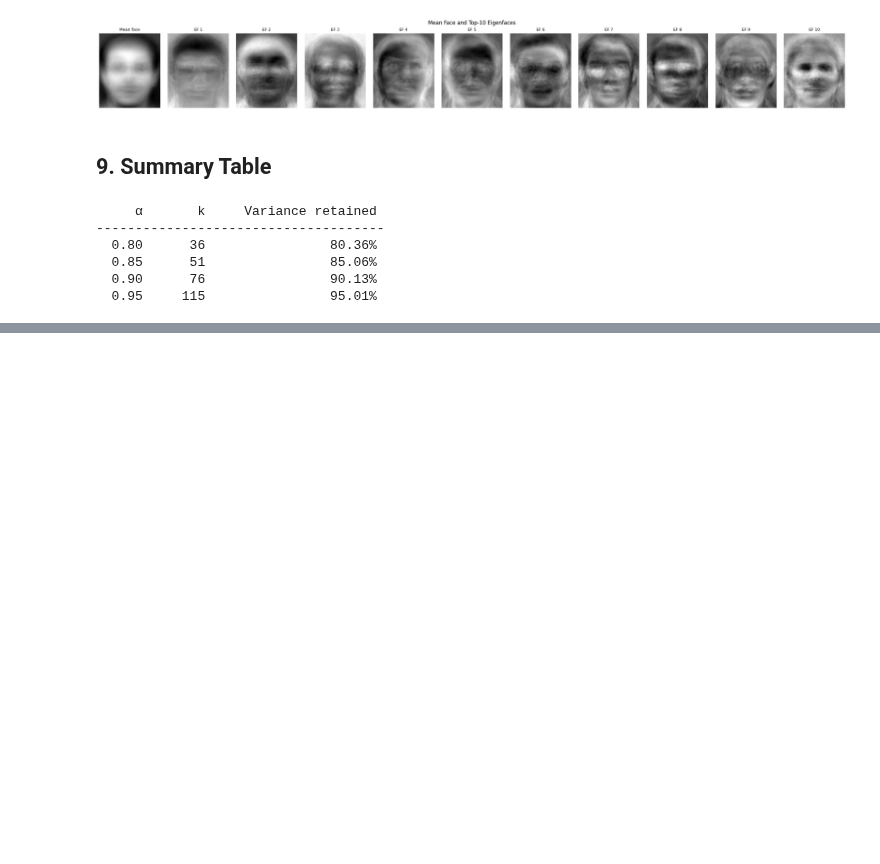
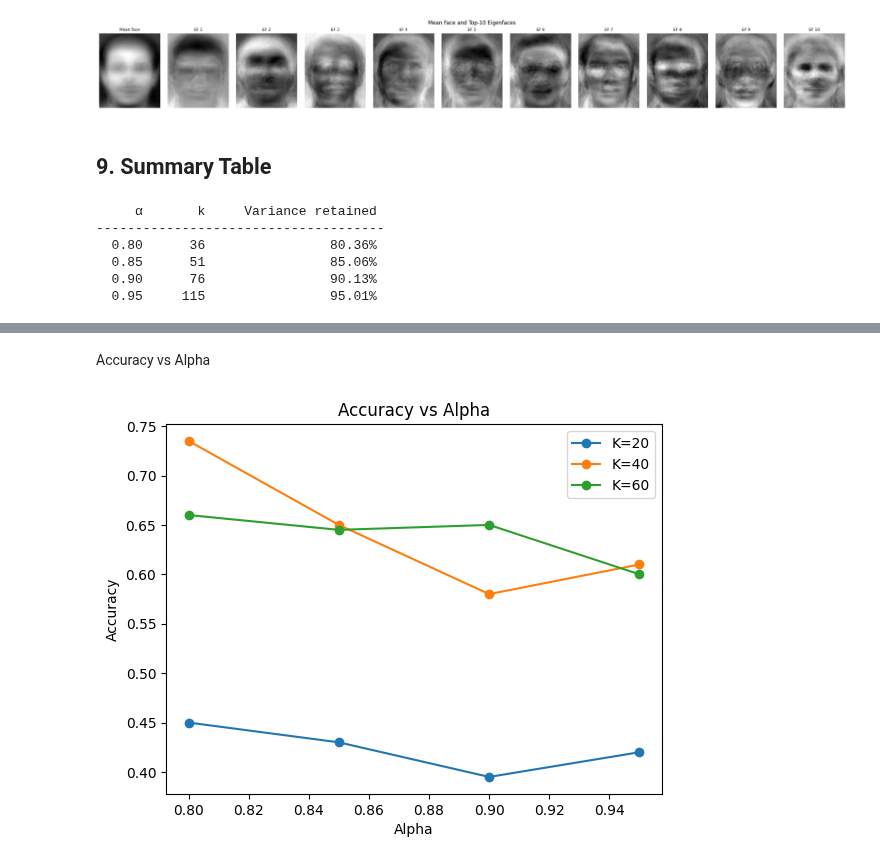
Before and after one commit to johnwillyyy/face-recognition, a Jupyter notebook: face_recognition_pca.ipynb, the cells around one changed output, grey strips where cells are left out. Cells and saved outputs as stored; diff of their text form; code cells hidden in the pictures; blank space fills up the shorter version.

```diff
--- a/face_recognition_pca.ipynb
+++ b/face_recognition_pca.ipynb
@@ -257,0 +366,18 @@ for alpha in alphas:
+# %% [markdown]
+Accuracy vs Alpha
+# %%
+for K in K_values:
+    alpha_list = []
+    accs = []
+    for result in results:
+        if result[1] == K:
+            alpha_list.append(result[0])
+            accs.append(result[2])
+    plt.plot(alpha_list, accs, marker='o', label=f'K={K}')
+plt.xlabel("Alpha")
+plt.ylabel("Accuracy")
+plt.title("Accuracy vs Alpha")
+plt.legend()
+plt.show()
+# %% [output]
+[figure, added]
```
Also changed, not shown: parts of 12 cells of this notebook.
